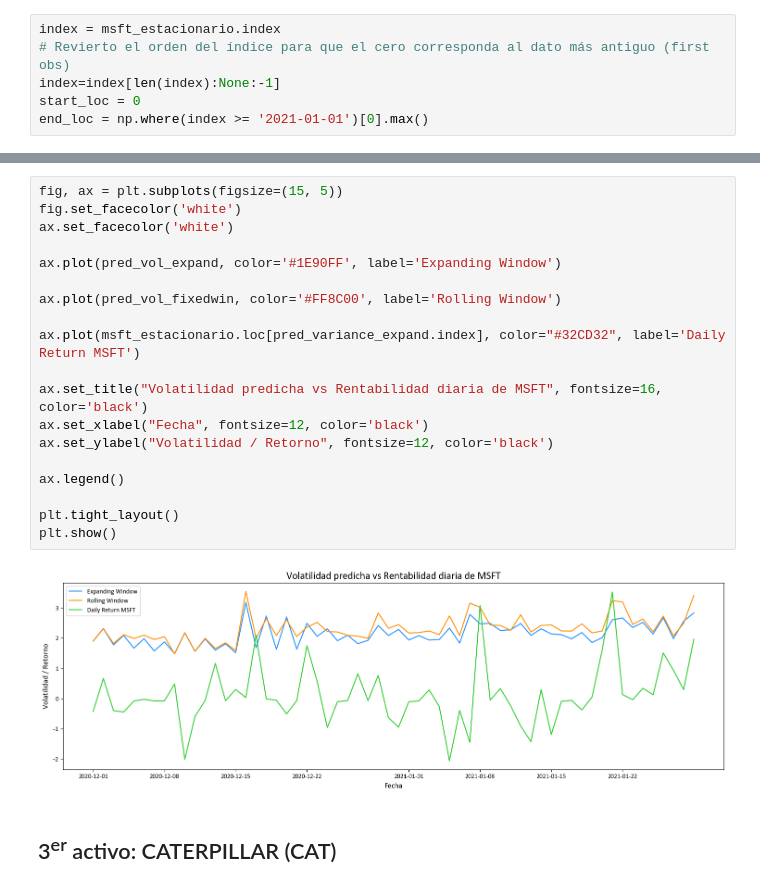
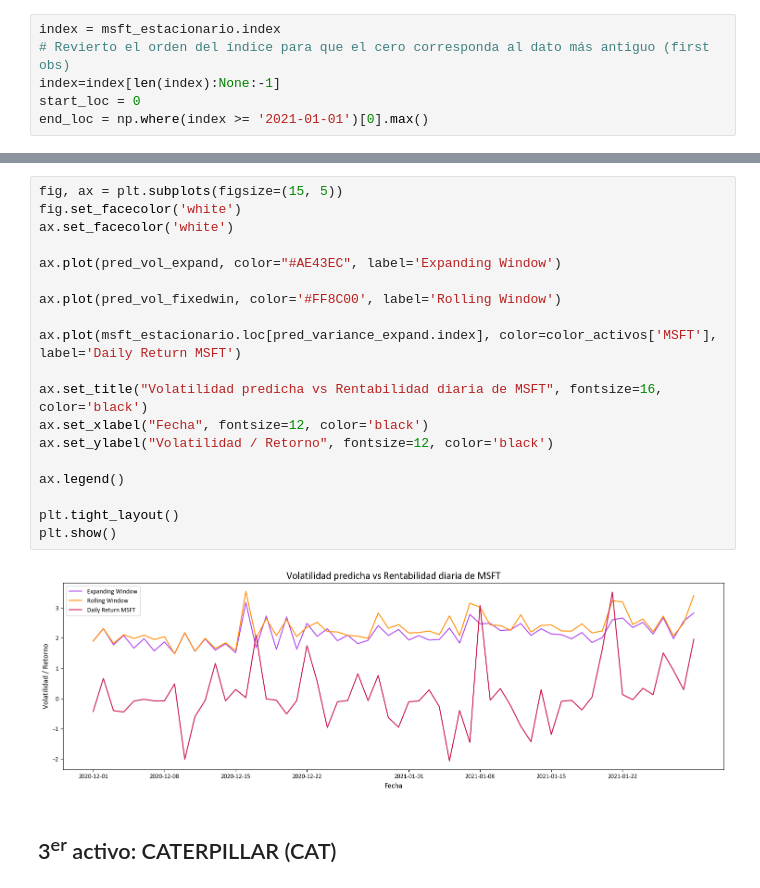
Before and after one commit to josebaajuria/BBVA_reto9, a Jupyter notebook: 25-26_3_R9_AZUL_CLARO/Descomposicion_series_temporales.ipynb, the cells around one changed output, grey strips where cells are left out. Saved outputs shown, nothing was run; the diff lists cells and outputs as text.

```diff
--- a/25-26_3_R9_AZUL_CLARO/Descomposicion_series_temporales.ipynb
+++ b/25-26_3_R9_AZUL_CLARO/Descomposicion_series_temporales.ipynb
@@ -1187,24 +1187,24 @@ See scipy.optimize.fmin_slsqp for code meaning.
 # %%
 fig, ax = plt.subplots(figsize=(15, 5))
 fig.set_facecolor('white')
 ax.set_facecolor('white')
 
-ax.plot(pred_vol_expand, color='#1E90FF', label='Expanding Window')
+ax.plot(pred_vol_expand, color="#AE43EC", label='Expanding Window')
 
 ax.plot(pred_vol_fixedwin, color='#FF8C00', label='Rolling Window')
 
-ax.plot(msft_estacionario.loc[pred_variance_expand.index], color="#32CD32", label='Daily Return MSFT')
+ax.plot(msft_estacionario.loc[pred_variance_expand.index], color=color_activos['MSFT'], label='Daily Return MSFT')
 
 ax.set_title("Volatilidad predicha vs Rentabilidad diaria de MSFT", fontsize=16, color='black')
 ax.set_xlabel("Fecha", fontsize=12, color='black')
 ax.set_ylabel("Volatilidad / Retorno", fontsize=12, color='black')
 
 ax.legend()
 
 plt.tight_layout()
 plt.show()
 # %% [output]
-[figure, old version]
+[figure, new version]
 # %% [markdown]
 ## 3<sup>er</sup> activo: CATERPILLAR (CAT)
 # %%
```
Also changed, not shown: parts of 25 cells of this notebook, 9 other files.
